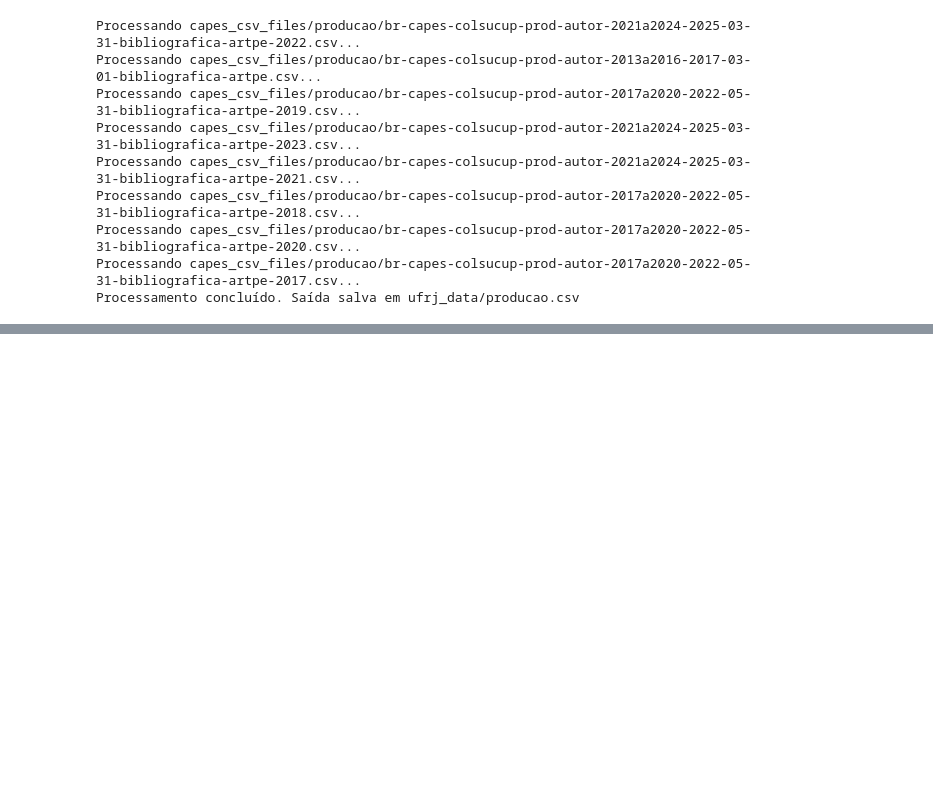
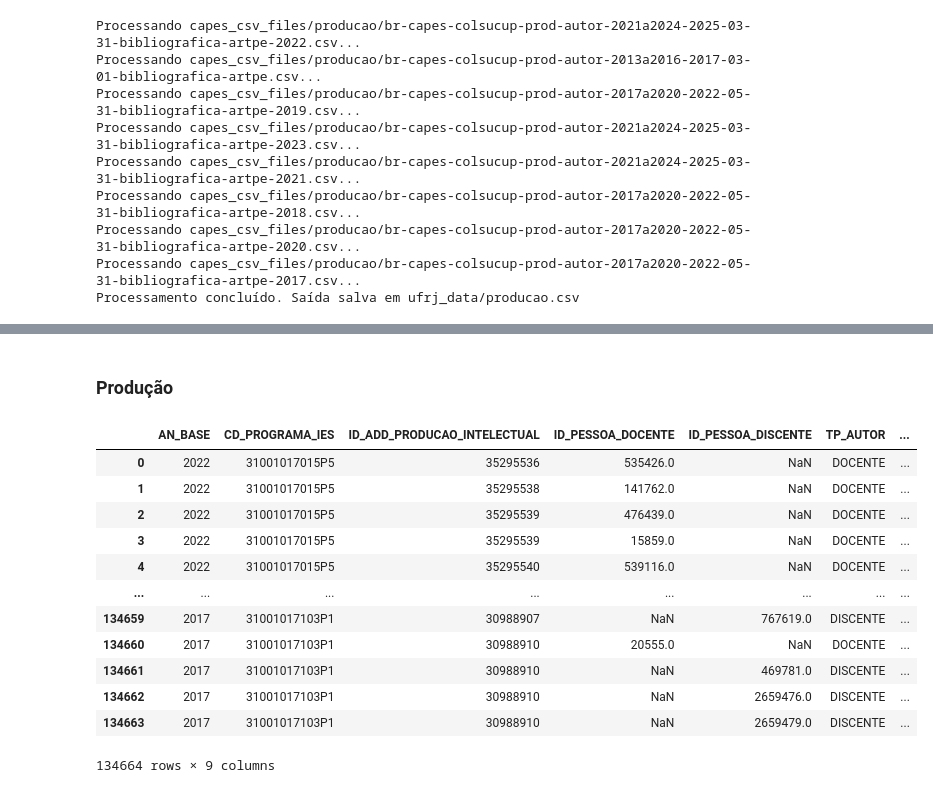
Before and after one commit to GID-UFRJ/sucupira_ufrj, a Jupyter notebook: ufrj_capes.ipynb, the cells around one changed output, grey strips where cells are left out. Drawn from its saved outputs; the diff is of its cells as text; code cells hidden in the pictures; blank space fills up the shorter version.

Commit message:
discentes, docentes e programas normalizados

```diff
--- a/ufrj_capes.ipynb
+++ b/ufrj_capes.ipynb
@@ -890,3 +884,9 @@ Processamento concluído. Saída salva em ufrj_data/producao.csv
 
 - Todas:
     - Remover as colunas usadas para a filtragem dos dados
+# %%
+#Importando dicionário de gêneros
+with open('aux/dicionario_generos.json', 'r') as f:
+    dicionario_generos = json.load(f)
+
+dicionario_generos
@@ -892,0 +1224,20 @@ Processamento concluído. Saída salva em ufrj_data/producao.csv
+# %% [markdown]
+### Produção
+# %%
+#Importando df filtrada
+producao = pd.read_csv(f'{filtered_dir}/producao.csv')
+producao
+# %% [output]
+|  | AN_BASE | CD_PROGRAMA_IES | ID_ADD_PRODUCAO_INTELECTUAL | ID_PESSOA_DOCENTE | ID_PESSOA_DISCENTE | TP_AUTOR | ... |
+| 0 | 2022 | 31001017015P5 | 35295536 | 535426.0 | NaN | DOCENTE | ... |
+| 1 | 2022 | 31001017015P5 | 35295538 | 141762.0 | NaN | DOCENTE | ... |
+| 2 | 2022 | 31001017015P5 | 35295539 | 476439.0 | NaN | DOCENTE | ... |
+| 3 | 2022 | 31001017015P5 | 35295539 | 15859.0 | NaN | DOCENTE | ... |
+| 4 | 2022 | 31001017015P5 | 35295540 | 539116.0 | NaN | DOCENTE | ... |
+| ... | ... | ... | ... | ... | ... | ... | ... |
+| 134659 | 2017 | 31001017103P1 | 30988907 | NaN | 767619.0 | DISCENTE | ... |
+| 134660 | 2017 | 31001017103P1 | 30988910 | 20555.0 | NaN | DOCENTE | ... |
+| 134661 | 2017 | 31001017103P1 | 30988910 | NaN | 469781.0 | DISCENTE | ... |
+| 134662 | 2017 | 31001017103P1 | 30988910 | NaN | 2659476.0 | DISCENTE | ... |
+| 134663 | 2017 | 31001017103P1 | 30988910 | NaN | 2659479.0 | DISCENTE | ... |
+134664 rows × 9 columns
```
Also changed, not shown: parts of 42 cells of this notebook, 3 other files.
